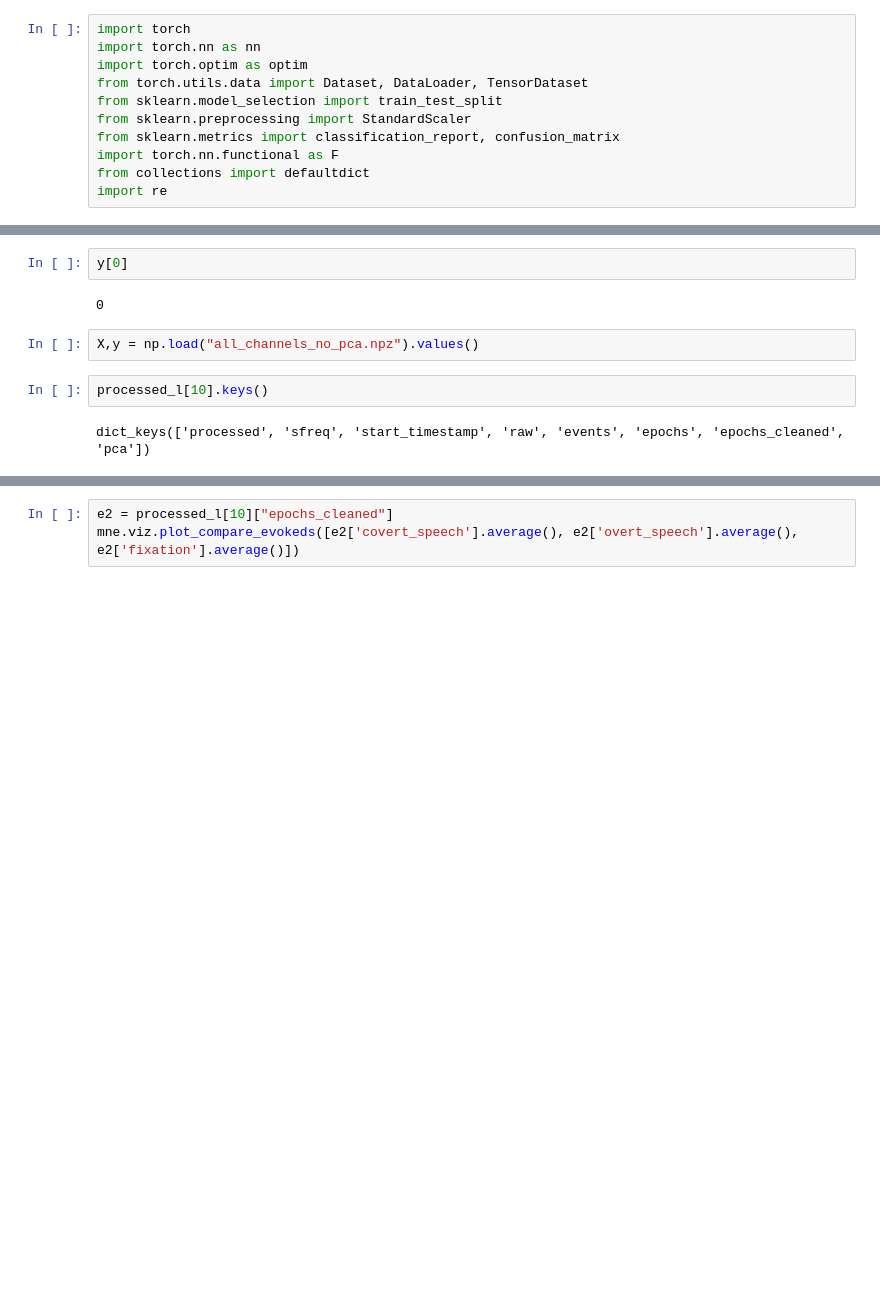
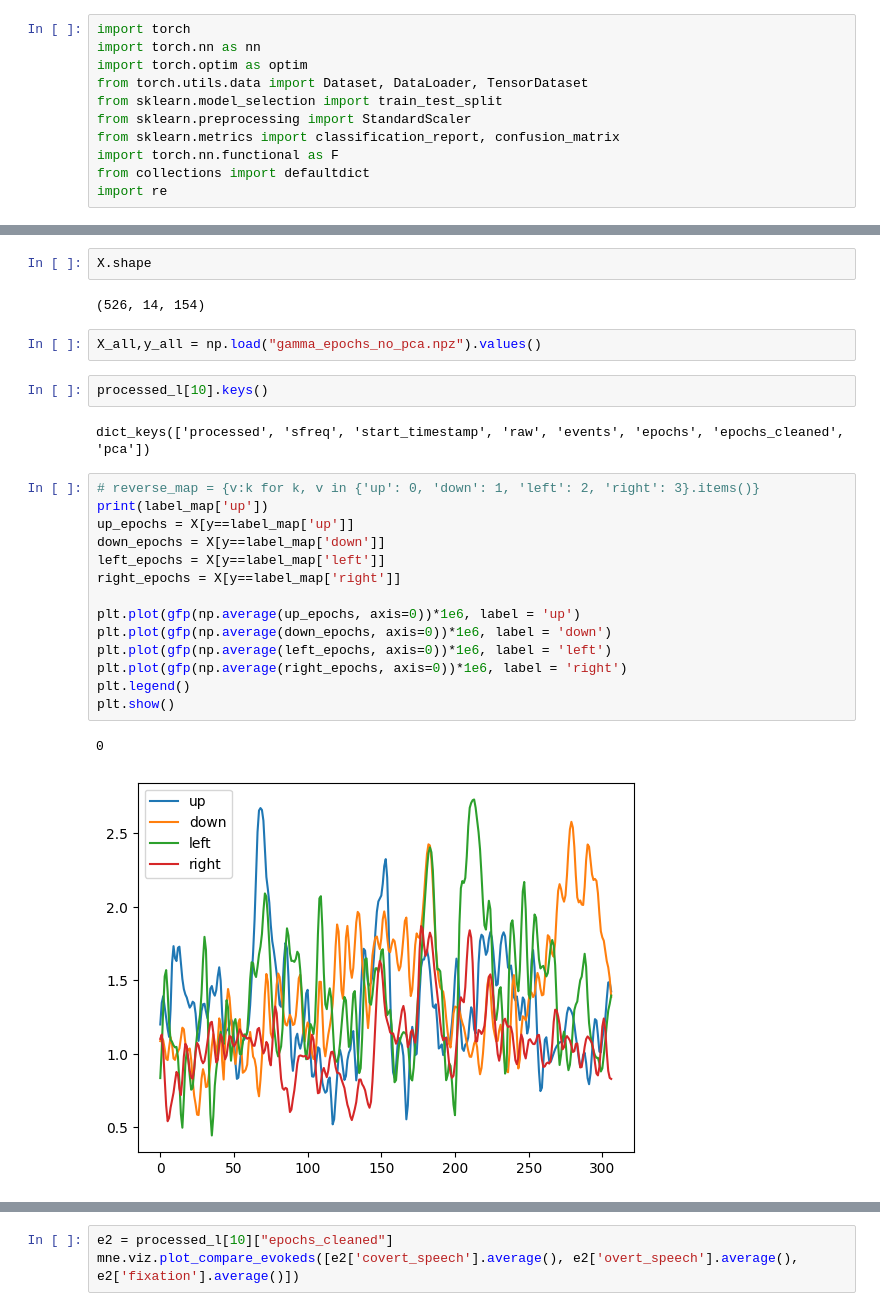
Before and after one commit to nasseralbess/imagined-speech, a Jupyter notebook: simpler.ipynb, the cells around one changed output, grey strips where cells are left out. Saved outputs shown, nothing was run; the diff lists cells and outputs as text; blank space fills up the shorter version.

```diff
--- a/simpler.ipynb
+++ b/simpler.ipynb
@@ -561,11 +691,28 @@ X.shape
 # %%
-y[0]
+X.shape
 # %% [output]
-0
+(526, 14, 154)
 # %%
-X,y = np.load("all_channels_no_pca.npz").values()
+X_all,y_all = np.load("gamma_epochs_no_pca.npz").values()
 # %%
 processed_l[10].keys()
 # %% [output]
 dict_keys(['processed', 'sfreq', 'start_timestamp', 'raw', 'events', 'epochs', 'epochs_cleaned', 'pca'])
+# %%
+# reverse_map = {v:k for k, v in {'up': 0, 'down': 1, 'left': 2, 'right': 3}.items()}
+print(label_map['up'])
+up_epochs = X[y==label_map['up']]
+down_epochs = X[y==label_map['down']]
+left_epochs = X[y==label_map['left']]
+right_epochs = X[y==label_map['right']]
+
+plt.plot(gfp(np.average(up_epochs, axis=0))*1e6, label = 'up')
+plt.plot(gfp(np.average(down_epochs, axis=0))*1e6, label = 'down')
+plt.plot(gfp(np.average(left_epochs, axis=0))*1e6, label = 'left')
+plt.plot(gfp(np.average(right_epochs, axis=0))*1e6, label = 'right')
+plt.legend()
+plt.show()
+# %% [output]
+0
+[figure, added]
 # %%
```
Also changed, not shown: parts of 58 cells of this notebook, 1 other file.
